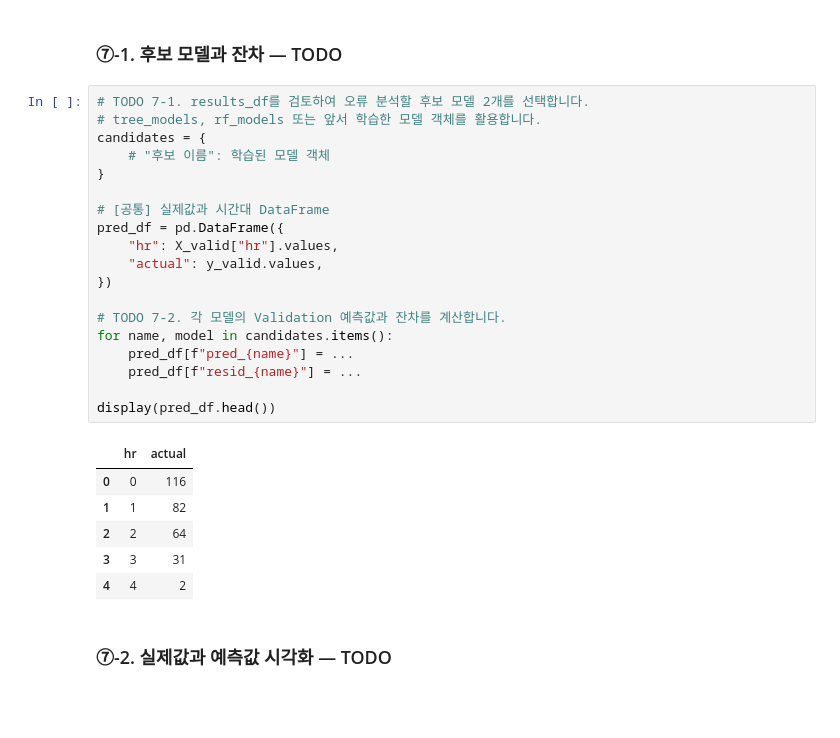
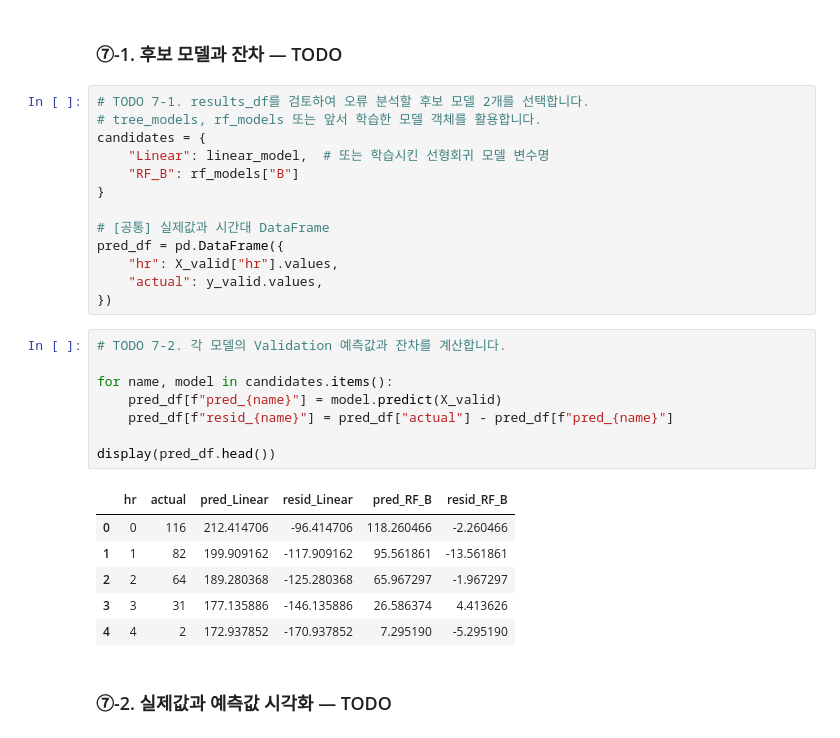
Before and after one commit to lgeew/ai-mini-projects, a Jupyter notebook: mini-project-01/code/01_regression_bike_demand.ipynb, the cells around one changed output. Saved outputs shown, nothing was run; the diff lists cells and outputs as text; blank space fills up the shorter version.

```diff
--- a/mini-project-01/code/01_regression_bike_demand.ipynb
+++ b/mini-project-01/code/01_regression_bike_demand.ipynb
@@ -624,7 +624,8 @@ display(results_df.round(3))
 # TODO 7-1. results_df를 검토하여 오류 분석할 후보 모델 2개를 선택합니다.
 # tree_models, rf_models 또는 앞서 학습한 모델 객체를 활용합니다.
 candidates = {
-    # "후보 이름": 학습된 모델 객체
+    "Linear": linear_model,  # 또는 학습시킨 선형회귀 모델 변수명
+    "RF_B": rf_models["B"]
 }
 
 # [공통] 실제값과 시간대 DataFrame
@@ -632,20 +633,21 @@ pred_df = pd.DataFrame({
     "hr": X_valid["hr"].values,
     "actual": y_valid.values,
 })
-
-# TODO 7-2. 각 모델의 Validation 예측값과 잔차를 계산합니다.
-for name, model in candidates.items():
-    pred_df[f"pred_{name}"] = ...
-    pred_df[f"resid_{name}"] = ...
-
-display(pred_df.head())
-# %% [output]
-|  | hr | actual |
-| 0 | 0 | 116 |
-| 1 | 1 | 82 |
-| 2 | 2 | 64 |
-| 3 | 3 | 31 |
-| 4 | 4 | 2 |
+# %%
+# TODO 7-2. 각 모델의 Validation 예측값과 잔차를 계산합니다.
+
+for name, model in candidates.items():
+    pred_df[f"pred_{name}"] = model.predict(X_valid)
+    pred_df[f"resid_{name}"] = pred_df["actual"] - pred_df[f"pred_{name}"]
+
+display(pred_df.head())
+# %% [output]
+|  | hr | actual | pred_Linear | resid_Linear | pred_RF_B | resid_RF_B |
+| 0 | 0 | 116 | 212.414706 | -96.414706 | 118.260466 | -2.260466 |
+| 1 | 1 | 82 | 199.909162 | -117.909162 | 95.561861 | -13.561861 |
+| 2 | 2 | 64 | 189.280368 | -125.280368 | 65.967297 | -1.967297 |
+| 3 | 3 | 31 | 177.135886 | -146.135886 | 26.586374 | 4.413626 |
+| 4 | 4 | 2 | 172.937852 | -170.937852 | 7.295190 | -5.295190 |
 # %% [markdown]
 ### ⑦-2. 실제값과 예측값 시각화 — TODO
 # %%
```
Also changed, not shown: parts of 3 cells of this notebook, 1 other file.
